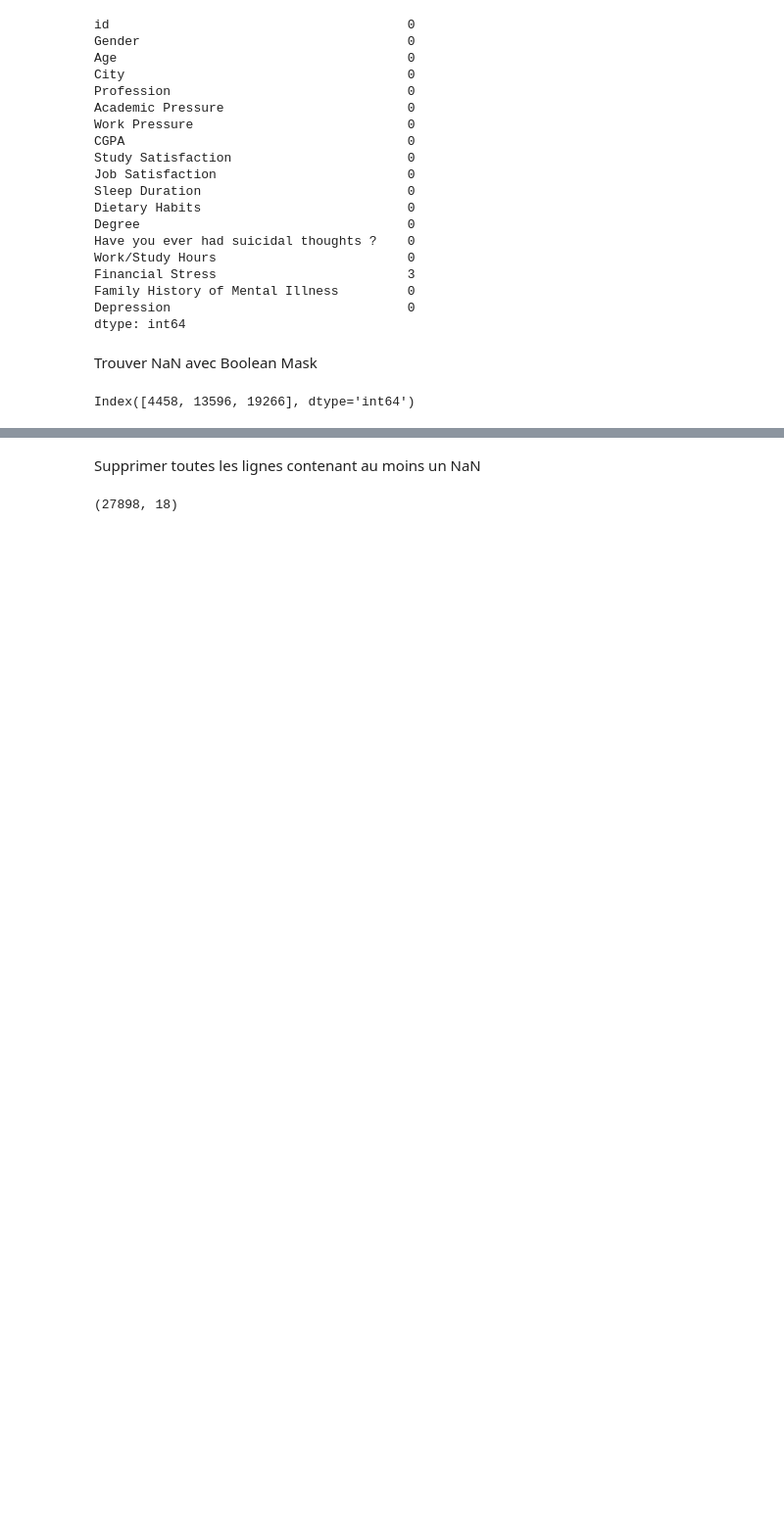
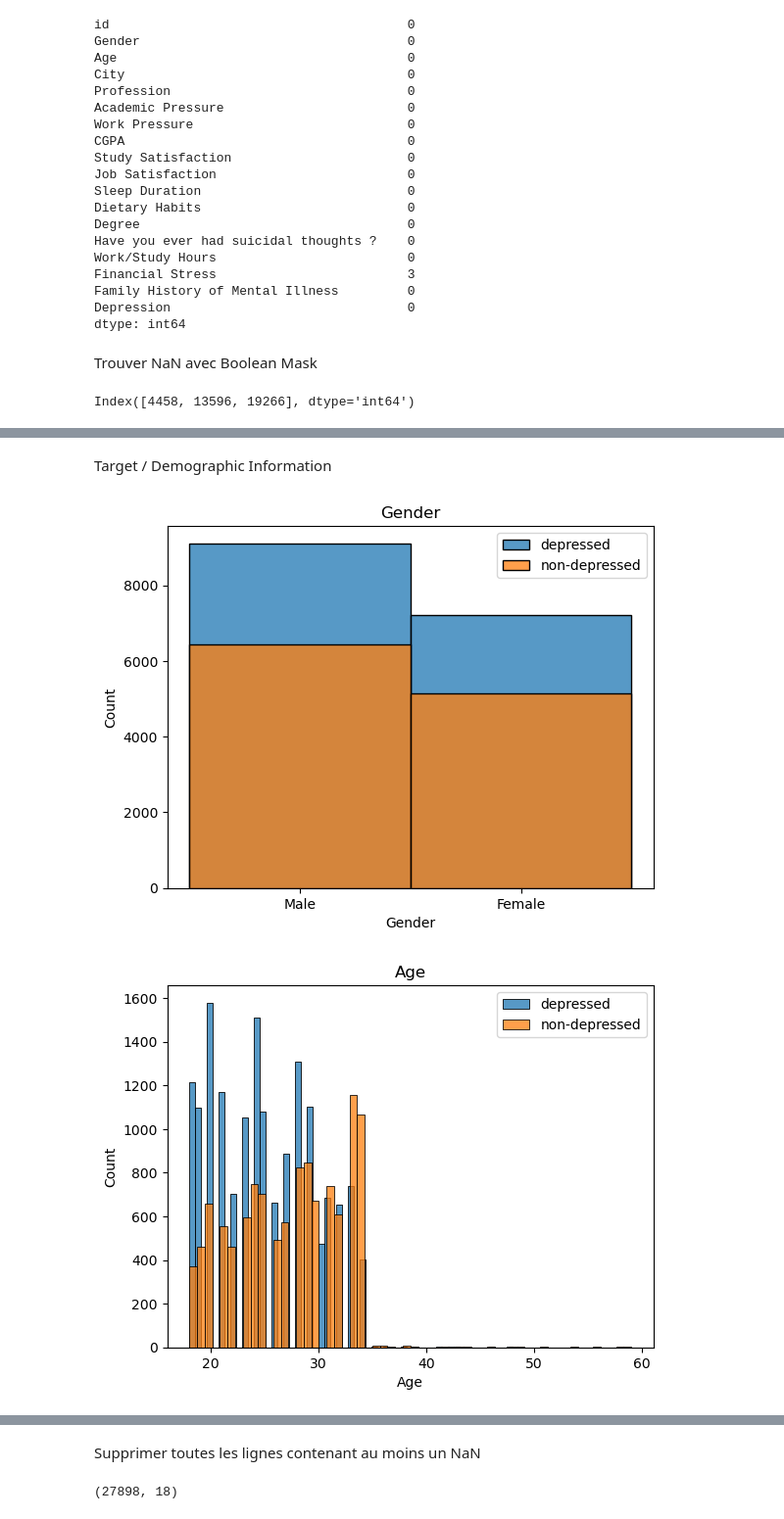
Before and after one commit to Nemios/DataTrek, a Jupyter notebook: DataTrek.ipynb, the cells around one changed output, grey strips where cells are left out. Shown at 98% size. Drawn from its saved outputs; the diff is of its cells as text; code cells hidden in the pictures; blank space fills up the shorter version.

```diff
--- a/DataTrek.ipynb
+++ b/DataTrek.ipynb
@@ -107,0 +183,4 @@ Index([4458, 13596, 19266], dtype='int64')
+# %%
+depressed_df = df[df.loc[:,"Depression"] == 1]
+# %%
+non_depressed_df = df[df.loc[:,"Depression"] == 0]
@@ -107,0 +198,2 @@ Index([4458, 13596, 19266], dtype='int64')
+# %%
+demographic_information_columns = ["Gender","Age", "City"]
@@ -107,0 +206,12 @@ Index([4458, 13596, 19266], dtype='int64')
+# %% [markdown]
+Target / Demographic Information
+# %%
+for col in demographic_information_columns:
+    plt.figure()
+    sns.histplot(depressed_df.loc[:,col], label = "depressed")
+    sns.histplot(non_depressed_df.loc[:,col], label = "non-depressed")
+    plt.title(f"{col}")
+    plt.legend()
+# %% [output]
+[figure, added]
+[figure, added]
```
Also changed, not shown: parts of 30 cells of this notebook, 1 other file.
